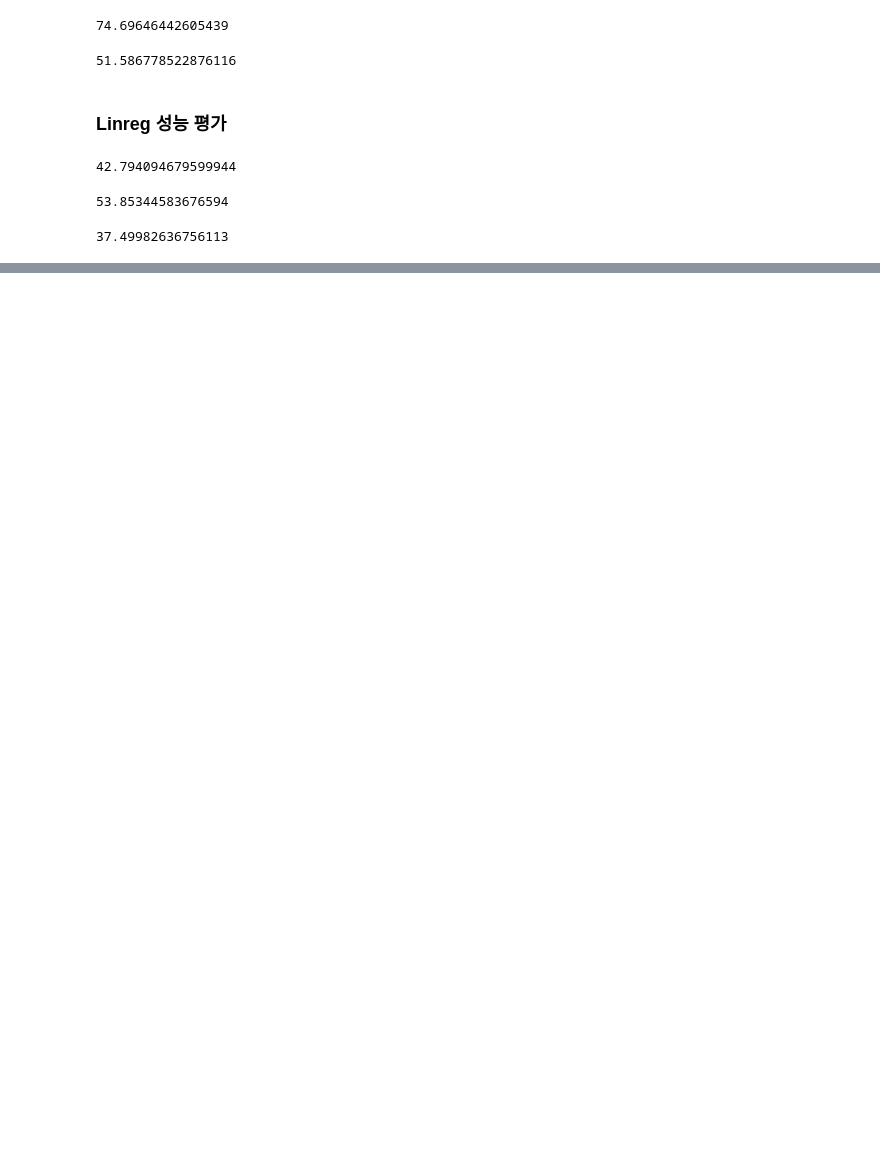
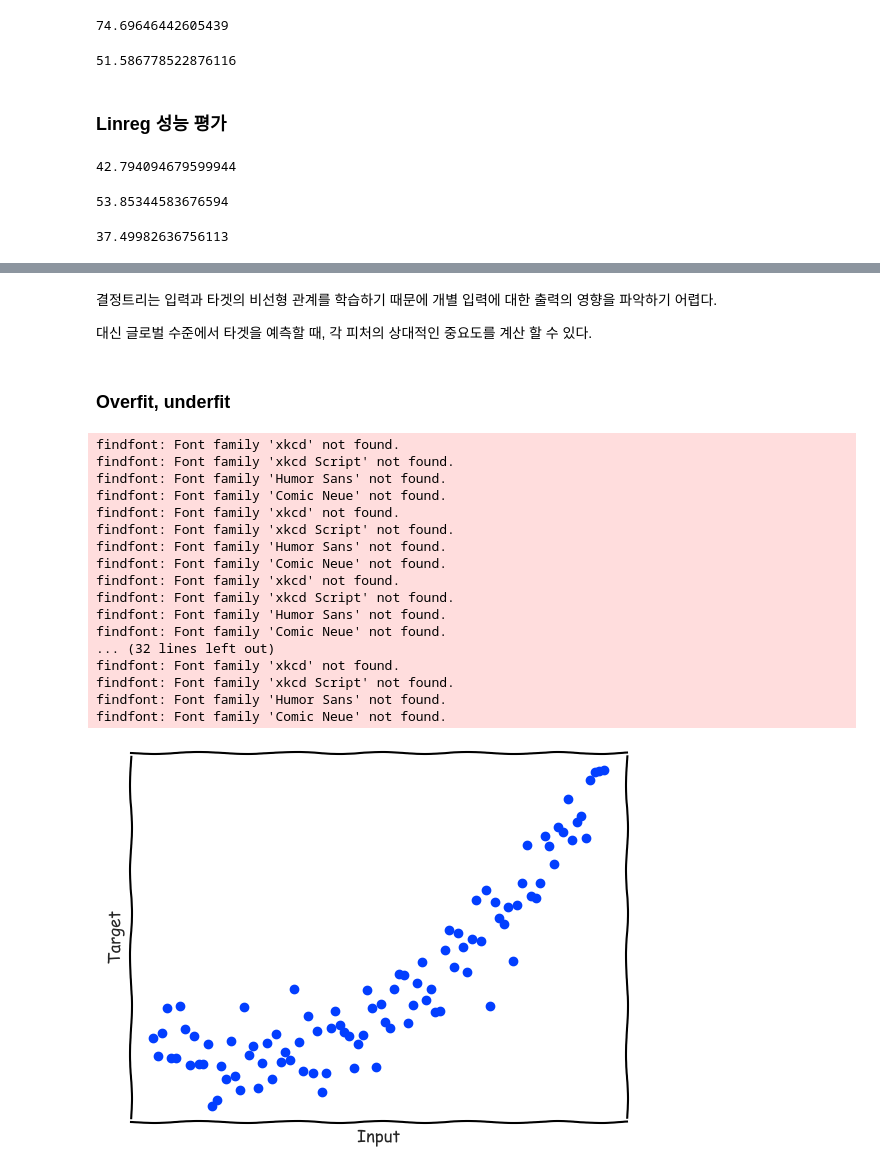
Before and after one commit to sguys99/self-study, a Jupyter notebook: xai/xai_book/ch02/ch02.ipynb, the cells around one changed output, grey strips where cells are left out. Cells and saved outputs as stored; diff of their text form; code cells hidden in the pictures; blank space fills up the shorter version.

```diff
--- a/xai/xai_book/ch02/ch02.ipynb
+++ b/xai/xai_book/ch02/ch02.ipynb
@@ -201,0 +307,43 @@ print(mape)
+# %% [markdown]
+결정트리는 입력과 타겟의 비선형 관계를 학습하기 때문에
+개별 입력에 대한 출력의 영향을 파악하기 어렵다.
+
+대신 글로벌 수준에서 타겟을 예측할 때, 각 피처의 상대적인 중요도를 계산 할 수 있다.
+# %% [markdown]
+### Overfit, underfit
+# %%
+np.random.seed(42)
+n_samples = 100
+
+X = np.linspace(0, 10, 100)
+rng = np.random.randn(n_samples) * 100
+
+y = 2 * X**0.5 + X ** 3 + rng + 100
+
+# Non-linear data
+with plt.xkcd():
+    f, ax = plt.subplots()
+    ax.scatter(X, y)
+    ax.set_xticks([])
+    ax.set_yticks([])
+    ax.set_xlabel('Input')
+    ax.set_ylabel('Target')
+# %% [output]
+findfont: Font family 'xkcd' not found.
+findfont: Font family 'xkcd Script' not found.
+findfont: Font family 'Humor Sans' not found.
+findfont: Font family 'Comic Neue' not found.
+findfont: Font family 'xkcd' not found.
+findfont: Font family 'xkcd Script' not found.
+findfont: Font family 'Humor Sans' not found.
+findfont: Font family 'Comic Neue' not found.
+findfont: Font family 'xkcd' not found.
+findfont: Font family 'xkcd Script' not found.
+findfont: Font family 'Humor Sans' not found.
+findfont: Font family 'Comic Neue' not found.
+... (32 lines left out)
+findfont: Font family 'xkcd' not found.
+findfont: Font family 'xkcd Script' not found.
+findfont: Font family 'Humor Sans' not found.
+findfont: Font family 'Comic Neue' not found.
+[figure, added]
```
Also changed, not shown: parts of 25 cells of this notebook.
